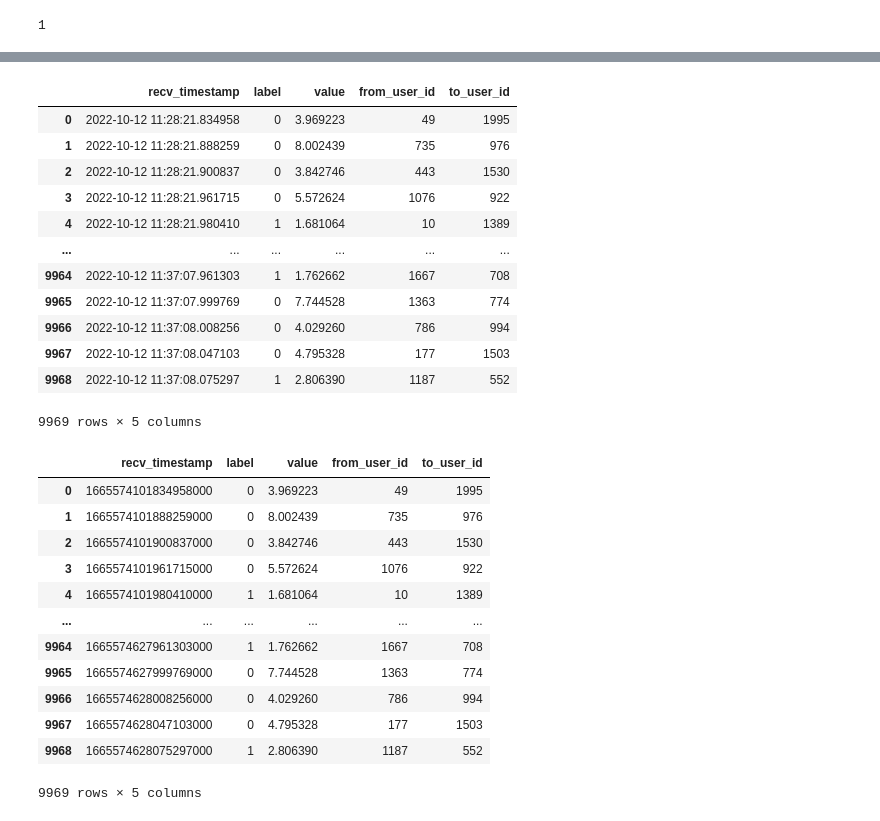
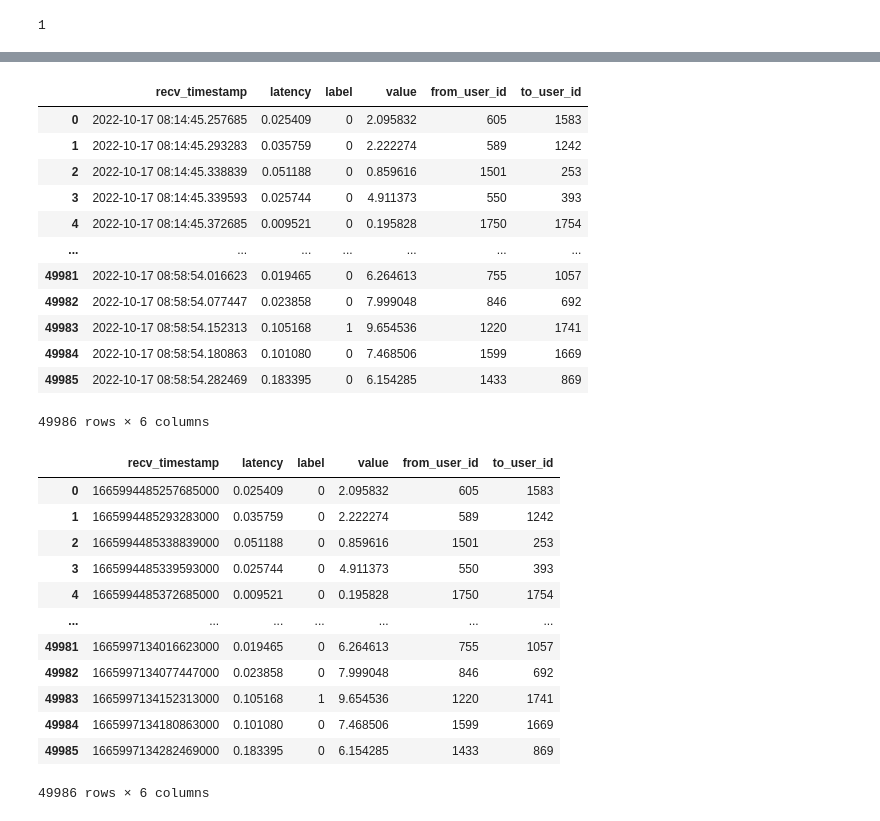
Before and after one commit to XDZhelheim/CSE5005-Project, a Jupyter notebook: data/gen_data.ipynb, the cells around one changed output, grey strips where cells are left out. Saved outputs shown, nothing was run; the diff lists cells and outputs as text; code cells hidden in the pictures.

```diff
--- a/data/gen_data.ipynb
+++ b/data/gen_data.ipynb
@@ -179,7 +179,7 @@ sum(df_tx["label"] == 1)
 
 Generate training data
 # %%
-df_tx = pd.read_pickle("./tx_9969.pkl")
+df_tx = pd.read_pickle("./tx_49986.pkl")
 
 df_tx
 # %% [output]
@@ -243,38 +243,38 @@ df_data
 # %%
-df_data.drop(columns=["send_timestamp", "latency", "from", "to"], inplace=True)
+df_data.drop(columns=["send_timestamp", "from", "to"], inplace=True)
 
 df_data
 # %% [output]
-|  | recv_timestamp | label | value | from_user_id | to_user_id |
-| 0 | 2022-10-12 11:28:21.834958 | 0 | 3.969223 | 49 | 1995 |
-| 1 | 2022-10-12 11:28:21.888259 | 0 | 8.002439 | 735 | 976 |
-| 2 | 2022-10-12 11:28:21.900837 | 0 | 3.842746 | 443 | 1530 |
-| 3 | 2022-10-12 11:28:21.961715 | 0 | 5.572624 | 1076 | 922 |
-| 4 | 2022-10-12 11:28:21.980410 | 1 | 1.681064 | 10 | 1389 |
-| ... | ... | ... | ... | ... | ... |
-| 9964 | 2022-10-12 11:37:07.961303 | 1 | 1.762662 | 1667 | 708 |
-| 9965 | 2022-10-12 11:37:07.999769 | 0 | 7.744528 | 1363 | 774 |
-| 9966 | 2022-10-12 11:37:08.008256 | 0 | 4.029260 | 786 | 994 |
-| 9967 | 2022-10-12 11:37:08.047103 | 0 | 4.795328 | 177 | 1503 |
-| 9968 | 2022-10-12 11:37:08.075297 | 1 | 2.806390 | 1187 | 552 |
+|  | recv_timestamp | latency | label | value | from_user_id | to_user_id |
+| 0 | 2022-10-17 08:14:45.257685 | 0.025409 | 0 | 2.095832 | 605 | 1583 |
+| 1 | 2022-10-17 08:14:45.293283 | 0.035759 | 0 | 2.222274 | 589 | 1242 |
+| 2 | 2022-10-17 08:14:45.338839 | 0.051188 | 0 | 0.859616 | 1501 | 253 |
+| 3 | 2022-10-17 08:14:45.339593 | 0.025744 | 0 | 4.911373 | 550 | 393 |
+| 4 | 2022-10-17 08:14:45.372685 | 0.009521 | 0 | 0.195828 | 1750 | 1754 |
+| ... | ... | ... | ... | ... | ... | ... |
+| 49981 | 2022-10-17 08:58:54.016623 | 0.019465 | 0 | 6.264613 | 755 | 1057 |
+| 49982 | 2022-10-17 08:58:54.077447 | 0.023858 | 0 | 7.999048 | 846 | 692 |
+| 49983 | 2022-10-17 08:58:54.152313 | 0.105168 | 1 | 9.654536 | 1220 | 1741 |
+| 49984 | 2022-10-17 08:58:54.180863 | 0.101080 | 0 | 7.468506 | 1599 | 1669 |
+| 49985 | 2022-10-17 08:58:54.282469 | 0.183395 | 0 | 6.154285 | 1433 | 869 |
-9969 rows × 5 columns
+49986 rows × 6 columns
 # %%
 df_data["recv_timestamp"]=df_data["recv_timestamp"].apply(lambda x: x.value)
 
 df_data
 # %% [output]
-|  | recv_timestamp | label | value | from_user_id | to_user_id |
-| 0 | 1665574101834958000 | 0 | 3.969223 | 49 | 1995 |
-| 1 | 1665574101888259000 | 0 | 8.002439 | 735 | 976 |
-| 2 | 1665574101900837000 | 0 | 3.842746 | 443 | 1530 |
-| 3 | 1665574101961715000 | 0 | 5.572624 | 1076 | 922 |
-| 4 | 1665574101980410000 | 1 | 1.681064 | 10 | 1389 |
-| ... | ... | ... | ... | ... | ... |
-| 9964 | 1665574627961303000 | 1 | 1.762662 | 1667 | 708 |
-| 9965 | 1665574627999769000 | 0 | 7.744528 | 1363 | 774 |
-| 9966 | 1665574628008256000 | 0 | 4.029260 | 786 | 994 |
-| 9967 | 1665574628047103000 | 0 | 4.795328 | 177 | 1503 |
-| 9968 | 1665574628075297000 | 1 | 2.806390 | 1187 | 552 |
+|  | recv_timestamp | latency | label | value | from_user_id | to_user_id |
+| 0 | 1665994485257685000 | 0.025409 | 0 | 2.095832 | 605 | 1583 |
+| 1 | 1665994485293283000 | 0.035759 | 0 | 2.222274 | 589 | 1242 |
+| 2 | 1665994485338839000 | 0.051188 | 0 | 0.859616 | 1501 | 253 |
+| 3 | 1665994485339593000 | 0.025744 | 0 | 4.911373 | 550 | 393 |
+| 4 | 1665994485372685000 | 0.009521 | 0 | 0.195828 | 1750 | 1754 |
+| ... | ... | ... | ... | ... | ... | ... |
+| 49981 | 1665997134016623000 | 0.019465 | 0 | 6.264613 | 755 | 1057 |
+| 49982 | 1665997134077447000 | 0.023858 | 0 | 7.999048 | 846 | 692 |
+| 49983 | 1665997134152313000 | 0.105168 | 1 | 9.654536 | 1220 | 1741 |
+| 49984 | 1665997134180863000 | 0.101080 | 0 | 7.468506 | 1599 | 1669 |
+| 49985 | 1665997134282469000 | 0.183395 | 0 | 6.154285 | 1433 | 869 |
-9969 rows × 5 columns
+49986 rows × 6 columns
 # %%
 df_data.to_pickle(f"./data_{len(df_data)}.pkl")
```
Also changed, not shown: parts of 6 cells of this notebook, 5 other files.
